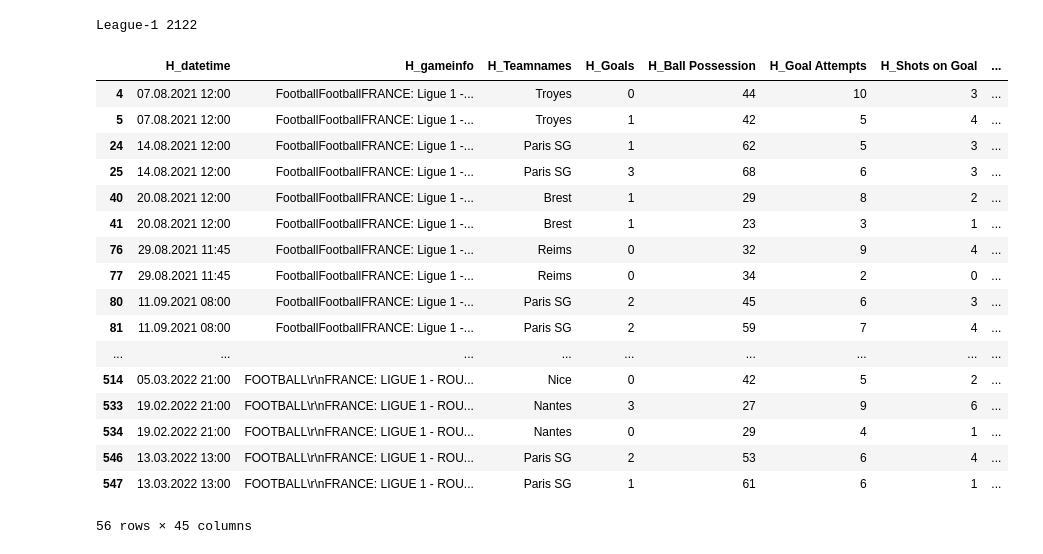
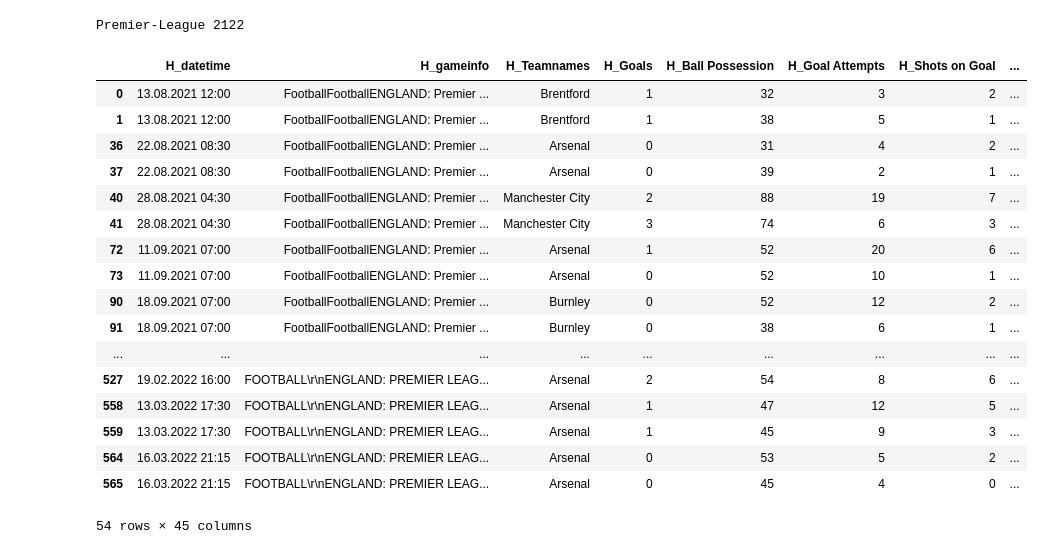
Before and after one commit to mgebele/football_stats, a Jupyter notebook: test_py.ipynb, the cells around one changed output. Drawn from its saved outputs; the diff is of its cells as text; code cells hidden in the pictures.

```diff
--- a/test_py.ipynb
+++ b/test_py.ipynb
@@ -11,6 +11,7 @@ import datetime
 import warnings
 import os
 import json
+import re
 import traceback
 import streamlit as st
 st.set_page_config(layout="wide")
@@ -25,20 +26,6 @@ global teamnamedict
 with open('teamnamedict_streamlit.json') as f:
     teamnamedict = json.load(f)
 
-# def _max_width_():
-#     max_width_str = f"max-width: 1300px;"
-#     st.markdown(
-#         f"""
-#     <style>
-#     .reportview-container .main .block-container{{
-#         {max_width_str}
-#     }}
-#     </style>
-#     """,
-#         unsafe_allow_html=True,
-#     )
-
-# _max_width_()
 global widthfig
 widthfig = 700
 heightfig = 600
@@ -68,7 +55,6 @@ shortcut_league_dict = {
     "ll": "La-Liga",
     "pl": "Premier-League",
     "sa": "Serie-A",
-    "pl": "Premier-League",
     "l1": "League-1",
     "b": "Bundesliga",
 }
@@ -81,7 +67,7 @@ cleaned_names_saissons = sorted(cleaned_names_saissons, key=lambda x: int(
     x.split(" ")[-1]), reverse=True)
 
 global saison
-saison = "League-1 2122"
+saison = "Premier-League 2122"
 print(saison)
 # map names back for reading the correct csv name
 
@@ -113,7 +99,7 @@ for x in range(0, len(dfallteamnamesl)):
     teamsoptions.append(dfallteamnamesl[x])
 
 global xg_team
-xg_team = "Paris SG"
+xg_team = "Arsenal"
 
 # convert string to df to use process_team_names_of_df function
 df_teamname = pd.DataFrame([xg_team])
@@ -133,7 +119,7 @@ def process_team_names_of_df(x_df):
     x_df = x_df.replace(teamnamedict)
     return x_df
 # %% [output]
-League-1 2122
+Premier-League 2122
 # %%
 
 #######################################################
@@ -143,7 +129,7 @@ def df_cleaning_converting(df):
     df = df[['H_Teamnames', 'A_Teamnames', 'H_Goals', 'A_Goals', 'H_Ball Possession', 'A_Ball Possession', 'A_Goal Attempts', 'H_Goal Attempts',
              'H_Shots on Goal', 'A_Shots on Goal', 'H_Shots off Goal', 'A_Shots off Goal', 'H_Free Kicks',
              'A_Free Kicks', 'H_Corner Kicks', 'A_Corner Kicks', 'H_Offsides', 'A_Offsides', 'H_Goalkeeper Saves', 'A_Goalkeeper Saves',
-             'H_Fouls', 'A_Fouls', 'A_gameinfo', 'A_datetime', 'xG', 'GOALS', 'xPTS', 'A_xG', 'A_GOALS', 'A_xPTS', 'timing_chart_xg']]
+             'H_Fouls', 'A_Fouls', 'A_gameinfo', 'A_datetime', 'xG', 'GOALS', 'xPTS', 'A_xG', 'A_GOALS', 'A_xPTS', 'timing_chart_xg', "homexg_complete_game", "awayxg_complete_game"]]
     df = df.drop_duplicates(subset=['H_Teamnames', 'A_Teamnames', 'H_Goals', 'A_Goals', 'H_Ball Possession', 'A_Ball Possession', 'A_Goal Attempts', 'H_Goal Attempts',
              'H_Shots on Goal', 'A_Shots on Goal', 'H_Shots off Goal', 'A_Shots off Goal', 'H_Free Kicks',
              'A_Free Kicks', 'H_Corner Kicks', 'A_Corner Kicks', 'H_Offsides', 'A_Offsides', 'H_Goalkeeper Saves', 'A_Goalkeeper Saves',
@@ -190,19 +176,19 @@ def df_cleaning_converting(df):
     df.columns = ['Home', 'Opponent', 'G-H', 'G-A', 'BP-H', 'BP-A', 'GA-H', 'GA-A',
                 'SoG-H', 'SoG-A', 'SoffG-H', 'SoffG-A', 'FK-H',
                 'FK-A', 'C-H', 'C-A', 'Off-H', 'Off-A', 'GoKeSa-H', 'GoKeSa-A',
-                'F-H', 'F-A', 'Round', 'Date', 'xG', 'GOALS', 'xPTS', 'A_xG', 'A_GOALS', 'A_xPTS', "timing_chart_xg", 'R',  'xg_halftime', 'Axg_halftime',]
+                'F-H', 'F-A', 'Round', 'Date', 'xG', 'GOALS', 'xPTS', 'A_xG', 'A_GOALS', 'A_xPTS', "timing_chart_xg", "homexg_complete_game", "awayxg_complete_game", 'R',  'xg_halftime', 'Axg_halftime',]
 
     df = df[['Home', 'Opponent', 'R', 'G-H', 'G-A', 'BP-H', 'BP-A', 'GA-H', 'GA-A',
              'SoG-H', 'SoG-A', 'SoffG-H', 'SoffG-A', 'FK-H',
              'FK-A', 'C-H', 'C-A', 'Off-H', 'Off-A', 'GoKeSa-H', 'GoKeSa-A', 'F-H',
-             'F-A', 'Round', 'Date', 'xG', 'GOALS', 'xPTS', 'A_xG', 'A_GOALS', 'A_xPTS', 'xg_halftime', 'Axg_halftime',]]
+             'F-A', 'Round', 'Date', 'xG', 'GOALS', 'xPTS', 'A_xG', 'A_GOALS', 'A_xPTS', 'xg_halftime', 'Axg_halftime', "homexg_complete_game", "awayxg_complete_game", ]]
 
     df["IsHome"] = 0
 
     df = df[['Home', 'Opponent', 'R', 'G-H', 'G-A', 'BP-H', 'BP-A', 'GA-H', 'GA-A',
              'SoG-H', 'SoG-A', 'SoffG-H', 'SoffG-A', 'FK-H',
              'FK-A', 'C-H', 'C-A', 'Off-H', 'Off-A', 'GoKeSa-H', 'GoKeSa-A', 'F-H',
-             'F-A', 'Round', 'Date', 'IsHome', 'xG', 'GOALS', 'xPTS', 'A_xG', 'A_GOALS', 'A_xPTS','xg_halftime', 'Axg_halftime',]]
+             'F-A', 'Round', 'Date', 'IsHome', 'xG', 'GOALS', 'xPTS', 'A_xG', 'A_GOALS', 'A_xPTS','xg_halftime', 'Axg_halftime', "homexg_complete_game", "awayxg_complete_game", ]]
     return df
 
 
@@ -237,7 +223,7 @@ def df_specific_team(df, team):
                                    'BP-A', 'BP-H', 'GA-A', 'GA-H',  'SoG-A', 'SoG-H', 'SoffG-A', 'SoffG-H',  'FK-A', 'FK-H',
                                    'C-A', 'C-H',  'Off-A', 'Off-H', 'GoKeSa-A', 'GoKeSa-H', 'F-A', 'F-H',
                                    'Round', 'Date', 'IsHome',
-                                   'A_xG', "A_xPTS", "A_GOALS", 'xG', "xPTS", "GOALS", 'Axg_halftime', 'xg_halftime' ]  # , 'IsHome'
+                                   'A_xG', "A_xPTS", "A_GOALS", 'xG', "xPTS", "GOALS", 'Axg_halftime', 'xg_halftime',"awayxg_complete_game", "homexg_complete_game",   ]  # , 'IsHome'
 
     df4OpponentReversed = df4Opponent.reindex(
         columns=OpponentTeamReversedColumns)
@@ -247,7 +233,7 @@ def df_specific_team(df, team):
                                    'SoG-H', 'SoG-A', 'SoffG-H', 'SoffG-A', 'FK-H',
                                    'FK-A', 'C-H', 'C-A', 'Off-H', 'Off-A', 'GoKeSa-H', 'GoKeSa-A', 'F-H',
                                    'F-A', 'Round', 'Date', 'IsHome',
-                                   'xG', "xPTS", "GOALS", 'A_xG', "A_xPTS", "A_GOALS", 'xg_halftime', 'Axg_halftime',]
+                                   'xG', "xPTS", "GOALS", 'A_xG', "A_xPTS", "A_GOALS", 'xg_halftime', 'Axg_halftime', "homexg_complete_game", "awayxg_complete_game", ]
     return df4Home, df4OpponentReversed
 
 
@@ -358,52 +344,52 @@ def load_xg_gamestats_sql(saison, team):
 
     if saison.split("_")[0] == 'b':
         xgprefix = 'bundesliga'
     elif saison.split("_")[0] == 'l1':
         xgprefix = 'ligue_1'
     elif saison.split("_")[0] == 'll':
         xgprefix = 'la_liga'
     elif saison.split("_")[0] == 'pl':
         xgprefix = 'epl'
     elif saison.split("_")[0] == 'sa':
         xgprefix = 'serie_a'
 
     xgtablename = "{}20{}".format(xgprefix, saison.split("_")[1][:2])
 
     df_complete_saison = pd.read_csv(
         "xg/"+xgtablename+".csv", index_col=0, encoding='utf-8')
 
     df_complete_saison = process_team_names_of_df(df_complete_saison)
 
     # execute the query and assign it to a pandas dataframe
-    dfxg = df_complete_saison[(df_complete_saison.TEAMS == teamx) | (
-        df_complete_saison.A_TEAMS == teamx)]
+    dfxg = df_complete_saison[(df_complete_saison.TEAMS == team) | (
+        df_complete_saison.A_TEAMS == team)]
 
 
 
     return dfxg
 
 
 df = process_team_names_of_df(df)
 df
 # %% [output]
 |  | H_datetime | H_gameinfo | H_Teamnames | H_Goals | H_Ball Possession | H_Goal Attempts | H_Shots on Goal | ... |
-| 4 | 07.08.2021 12:00 | FootballFootballFRANCE: Ligue 1 -... | Troyes | 0 | 44 | 10 | 3 | ... |
-| 5 | 07.08.2021 12:00 | FootballFootballFRANCE: Ligue 1 -... | Troyes | 1 | 42 | 5 | 4 | ... |
-| 24 | 14.08.2021 12:00 | FootballFootballFRANCE: Ligue 1 -... | Paris SG | 1 | 62 | 5 | 3 | ... |
-| 25 | 14.08.2021 12:00 | FootballFootballFRANCE: Ligue 1 -... | Paris SG | 3 | 68 | 6 | 3 | ... |
-| 40 | 20.08.2021 12:00 | FootballFootballFRANCE: Ligue 1 -... | Brest | 1 | 29 | 8 | 2 | ... |
-| 41 | 20.08.2021 12:00 | FootballFootballFRANCE: Ligue 1 -... | Brest | 1 | 23 | 3 | 1 | ... |
-| 76 | 29.08.2021 11:45 | FootballFootballFRANCE: Ligue 1 -... | Reims | 0 | 32 | 9 | 4 | ... |
-| 77 | 29.08.2021 11:45 | FootballFootballFRANCE: Ligue 1 -... | Reims | 0 | 34 | 2 | 0 | ... |
-| 80 | 11.09.2021 08:00 | FootballFootballFRANCE: Ligue 1 -... | Paris SG | 2 | 45 | 6 | 3 | ... |
-| 81 | 11.09.2021 08:00 | FootballFootballFRANCE: Ligue 1 -... | Paris SG | 2 | 59 | 7 | 4 | ... |
+| 0 | 13.08.2021 12:00 | FootballFootballENGLAND: Premier ... | Brentford | 1 | 32 | 3 | 2 | ... |
+| 1 | 13.08.2021 12:00 | FootballFootballENGLAND: Premier ... | Brentford | 1 | 38 | 5 | 1 | ... |
+| 36 | 22.08.2021 08:30 | FootballFootballENGLAND: Premier ... | Arsenal | 0 | 31 | 4 | 2 | ... |
+| 37 | 22.08.2021 08:30 | FootballFootballENGLAND: Premier ... | Arsenal | 0 | 39 | 2 | 1 | ... |
+| 40 | 28.08.2021 04:30 | FootballFootballENGLAND: Premier ... | Manchester City | 2 | 88 | 19 | 7 | ... |
+| 41 | 28.08.2021 04:30 | FootballFootballENGLAND: Premier ... | Manchester City | 3 | 74 | 6 | 3 | ... |
+| 72 | 11.09.2021 07:00 | FootballFootballENGLAND: Premier ... | Arsenal | 1 | 52 | 20 | 6 | ... |
+| 73 | 11.09.2021 07:00 | FootballFootballENGLAND: Premier ... | Arsenal | 0 | 52 | 10 | 1 | ... |
+| 90 | 18.09.2021 07:00 | FootballFootballENGLAND: Premier ... | Burnley | 0 | 52 | 12 | 2 | ... |
+| 91 | 18.09.2021 07:00 | FootballFootballENGLAND: Premier ... | Burnley | 0 | 38 | 6 | 1 | ... |
 | ... | ... | ... | ... | ... | ... | ... | ... | ... |
-| 514 | 05.03.2022 21:00 | FOOTBALL\r\nFRANCE: LIGUE 1 - ROU... | Nice | 0 | 42 | 5 | 2 | ... |
-| 533 | 19.02.2022 21:00 | FOOTBALL\r\nFRANCE: LIGUE 1 - ROU... | Nantes | 3 | 27 | 9 | 6 | ... |
-| 534 | 19.02.2022 21:00 | FOOTBALL\r\nFRANCE: LIGUE 1 - ROU... | Nantes | 0 | 29 | 4 | 1 | ... |
-| 546 | 13.03.2022 13:00 | FOOTBALL\r\nFRANCE: LIGUE 1 - ROU... | Paris SG | 2 | 53 | 6 | 4 | ... |
-| 547 | 13.03.2022 13:00 | FOOTBALL\r\nFRANCE: LIGUE 1 - ROU... | Paris SG | 1 | 61 | 6 | 1 | ... |
+| 527 | 19.02.2022 16:00 | FOOTBALL\r\nENGLAND: PREMIER LEAG... | Arsenal | 2 | 54 | 8 | 6 | ... |
+| 558 | 13.03.2022 17:30 | FOOTBALL\r\nENGLAND: PREMIER LEAG... | Arsenal | 1 | 47 | 12 | 5 | ... |
+| 559 | 13.03.2022 17:30 | FOOTBALL\r\nENGLAND: PREMIER LEAG... | Arsenal | 1 | 45 | 9 | 3 | ... |
+| 564 | 16.03.2022 21:15 | FOOTBALL\r\nENGLAND: PREMIER LEAG... | Arsenal | 0 | 53 | 5 | 2 | ... |
+| 565 | 16.03.2022 21:15 | FOOTBALL\r\nENGLAND: PREMIER LEAG... | Arsenal | 0 | 45 | 4 | 0 | ... |
-56 rows × 45 columns
+54 rows × 45 columns
 # %%
 dfxg = load_xg_gamestats_sql(saison, team)
 dfxg
```
Also changed, not shown: parts of 22 cells of this notebook, 1 other file.
